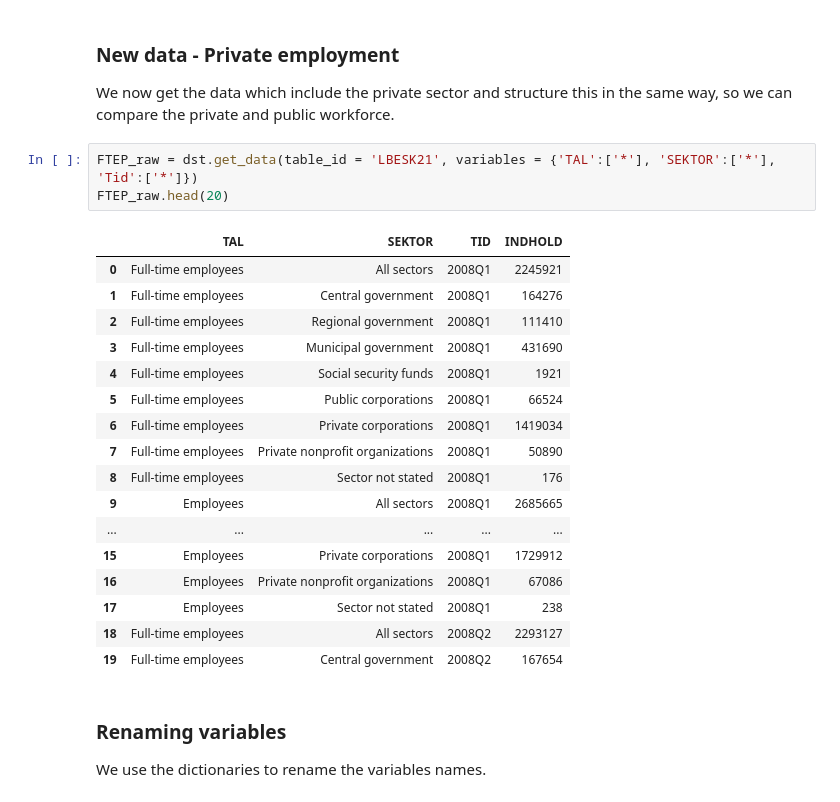
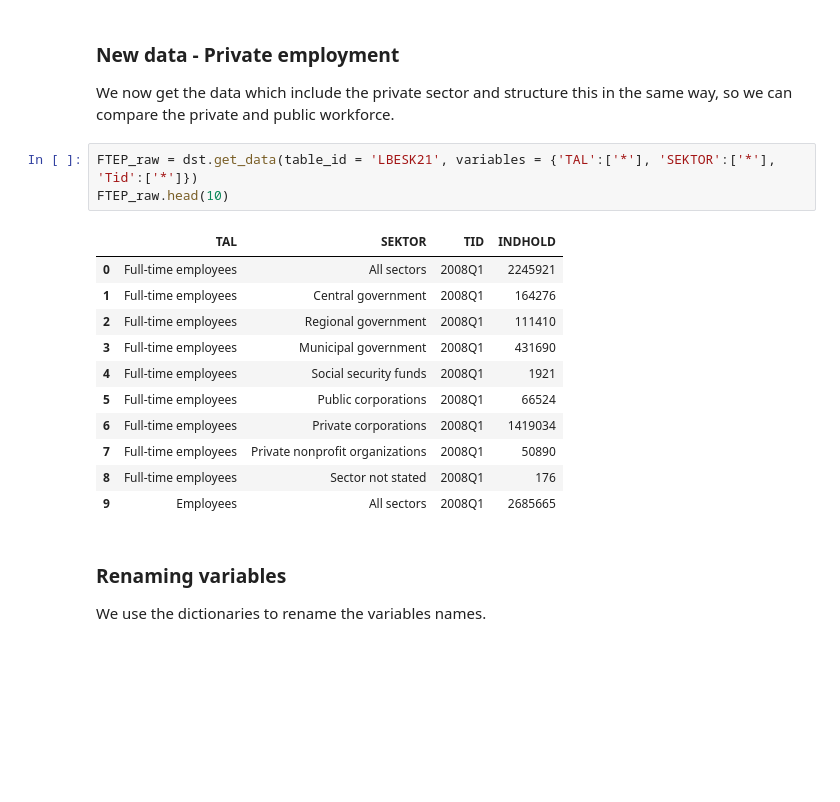
Before and after one commit to NumEconCopenhagen/projects-2019-nx31, a Jupyter notebook: dataproject/NX31_Data_Project.ipynb, the cells around one changed output. Drawn from its saved outputs; the diff is of its cells as text; blank space fills up the shorter version.

```diff
--- a/dataproject/NX31_Data_Project.ipynb
+++ b/dataproject/NX31_Data_Project.ipynb
@@ -314,25 +314,19 @@ var_dict2['Sector not stated'] = 'SNS'
 We now get the data which include the private sector and structure this in the same way, so we can compare the private and public workforce.
 # %%
 FTEP_raw = dst.get_data(table_id = 'LBESK21', variables = {'TAL':['*'], 'SEKTOR':['*'], 'Tid':['*']})
-FTEP_raw.head(20)
+FTEP_raw.head(10)
 # %% [output]
 |  | TAL | SEKTOR | TID | INDHOLD |
 | 0 | Full-time employees | All sectors | 2008Q1 | 2245921 |
 | 1 | Full-time employees | Central government | 2008Q1 | 164276 |
 | 2 | Full-time employees | Regional government | 2008Q1 | 111410 |
 | 3 | Full-time employees | Municipal government | 2008Q1 | 431690 |
 | 4 | Full-time employees | Social security funds | 2008Q1 | 1921 |
 | 5 | Full-time employees | Public corporations | 2008Q1 | 66524 |
 | 6 | Full-time employees | Private corporations | 2008Q1 | 1419034 |
 | 7 | Full-time employees | Private nonprofit organizations | 2008Q1 | 50890 |
 | 8 | Full-time employees | Sector not stated | 2008Q1 | 176 |
 | 9 | Employees | All sectors | 2008Q1 | 2685665 |
-| ... | ... | ... | ... | ... |
-| 15 | Employees | Private corporations | 2008Q1 | 1729912 |
-| 16 | Employees | Private nonprofit organizations | 2008Q1 | 67086 |
-| 17 | Employees | Sector not stated | 2008Q1 | 238 |
-| 18 | Full-time employees | All sectors | 2008Q2 | 2293127 |
-| 19 | Full-time employees | Central government | 2008Q2 | 167654 |
 # %% [markdown]
 ### Renaming variables
 We use the dictionaries to rename the variables names.
```
Also changed, not shown: parts of 2 cells of this notebook.
